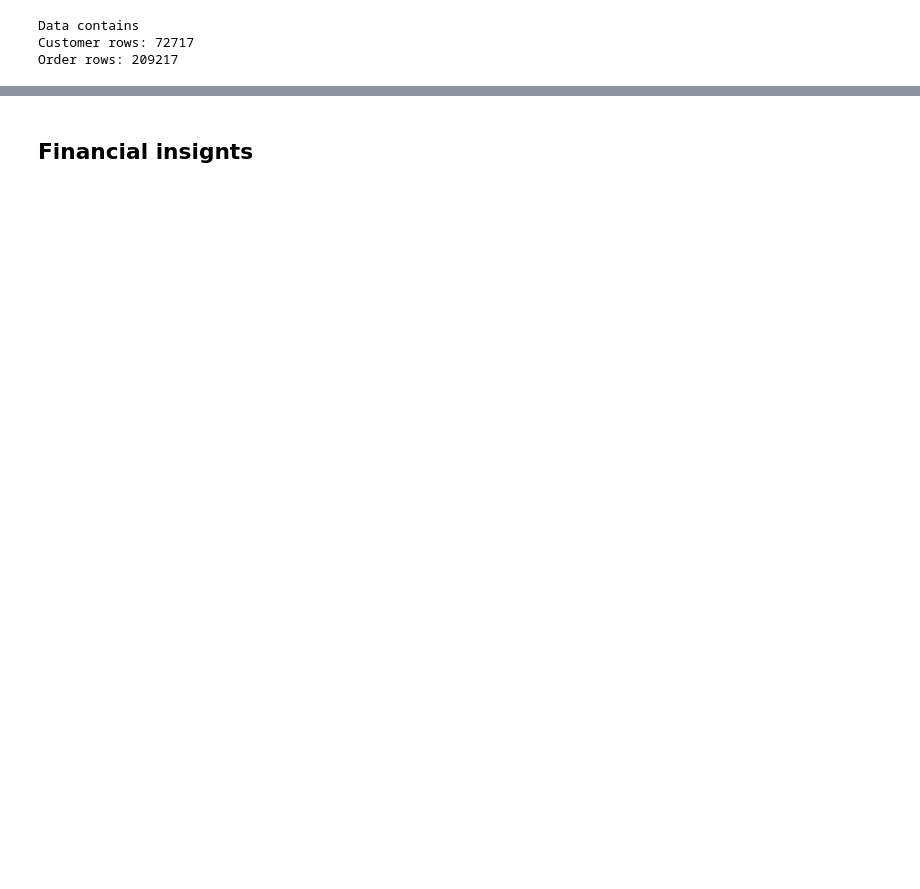
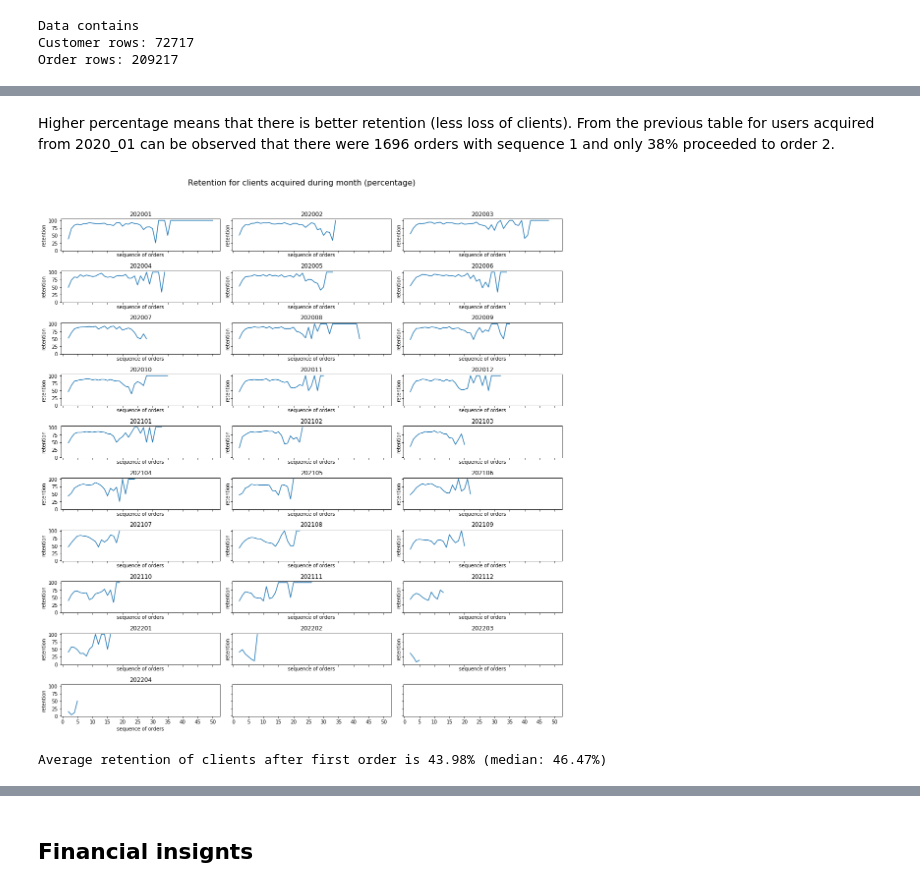
Before and after one commit to yurywallet/test_assignments, a Jupyter notebook: smalls/task_smalls.ipynb, the cells around one changed output, grey strips where cells are left out. Saved outputs shown, nothing was run; the diff lists cells and outputs as text; code cells hidden in the pictures; blank space fills up the shorter version.

```diff
--- a/smalls/task_smalls.ipynb
+++ b/smalls/task_smalls.ipynb
@@ -93,0 +567,13 @@ Users that made order without Trial 378
+# %%
+# in PCNT
+tmp=df_o.loc[df_o['ORDER_TYPE'].isin(['SUBSCRIPTION','TRIAL'])].copy()
+tmp=pd.merge(tmp, df_c[[cid, 'TRIAL_WEEK_ym']], on=cid, how='left')
+tmptmp=tmp.groupby(['TRIAL_WEEK_ym','ORDER_SEQUENCE']).agg('size').reset_index()
+tmptmp.rename(columns={0:'num_orders'}, inplace=True)
+tmptmp['TRIAL_WEEK_ym_seq']=tmptmp.apply(lambda x: f"{x['TRIAL_WEEK_ym']}_{x['ORDER_SEQUENCE']}", axis=1)
+tmptmp['num_orders_prev']=tmptmp[['TRIAL_WEEK_ym','num_orders']].groupby('TRIAL_WEEK_ym').shift(1).astype('Int64')
+tmptmp['num_orders_prev_change']=100*tmptmp['num_orders']/tmptmp['num_orders_prev']
+
+tmptmp=tmptmp.loc[tmptmp['ORDER_SEQUENCE']>1].copy()
+
+tmptmp.loc[tmptmp['TRIAL_WEEK_ym']=='202001'][['TRIAL_WEEK_ym','ORDER_SEQUENCE','num_orders','num_orders_prev','num_orders_prev_change']].head()
@@ -93,0 +587,33 @@ Users that made order without Trial 378
+# %% [markdown]
+Higher percentage means that there is better retention (less loss of clients).
+From the previous table for users acquired from 2020_01 can be observed that there were 1696 orders with sequence 1 and only 38% proceeded to order 2.
+# %%
+fig, axs = plt.subplots(r, 3, sharex='all', sharey='all',figsize=(15,15))
+rr=0
+cn=0
+mm=tmp['ORDER_SEQUENCE'].max()
+for c in m:
+    a=tmptmp.loc[(tmptmp['TRIAL_WEEK_ym']==c)].copy()
+    axs[rr,cn].plot(a['ORDER_SEQUENCE'],a['num_orders_prev_change'], label=c)
+    axs[rr,cn].set_title(c)
+    axs[rr,cn].xaxis.set_ticks(np.arange(0, mm+5, 5))
+    axs[rr,cn].yaxis.set_ticks(np.arange(0, 105, 25))
+    axs[rr,cn].set_ylabel('retention', fontsize=10)
+    axs[rr,cn].set_xlabel('sequence of orders', fontsize=10)
+    cn+=1
+    if cn==3:
+        cn=0
+        rr+=1
+#plt.xticks(rotation = 90) # Rotates X-Axis Ticks by 45-degrees
+# plt.legend(loc='upper center', bbox_to_anchor=(0.5, -0.05), ncol=10)
+fig.tight_layout()
+fig.suptitle('Retention for clients acquired during month (percentage)', y=1.05, fontsize=16)
+plt.show()
+plt.close()
+# %% [output]
+[figure, added]
+# %%
+a=tmptmp.loc[tmptmp['ORDER_SEQUENCE']==2][['num_orders_prev_change']]
+print(f"Average retention of clients after first order is {a['num_orders_prev_change'].mean():.2f}% (median: {a['num_orders_prev_change'].median():.2f}%)")
+# %% [output]
+Average retention of clients after first order is 43.98% (median: 46.47%)
```
Also changed, not shown: parts of 55 cells of this notebook.
